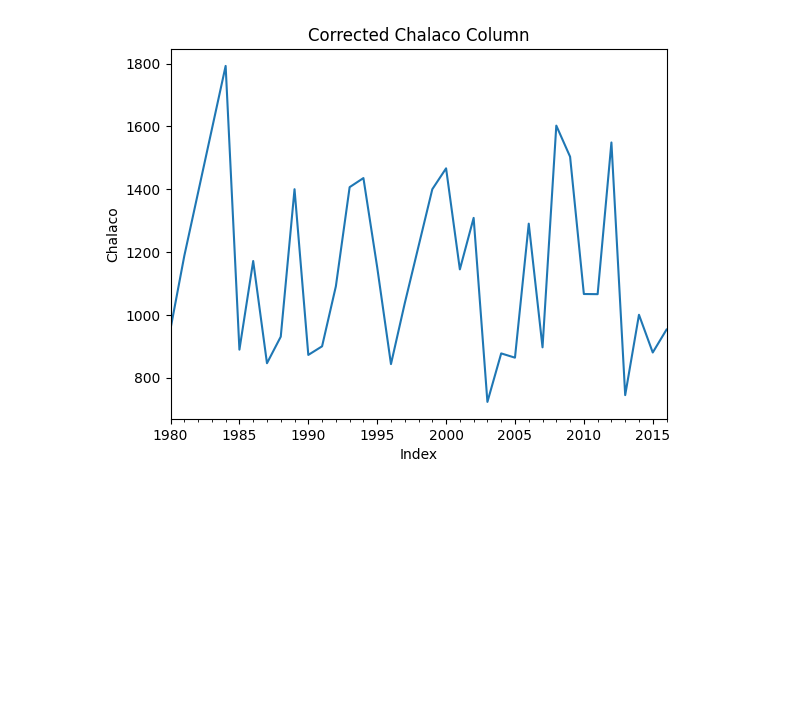
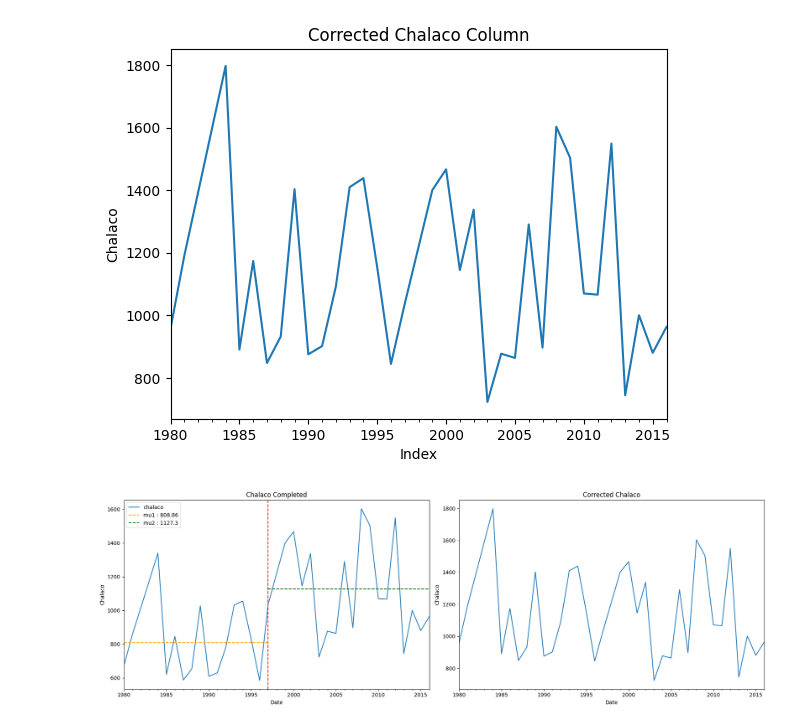
Before and after one commit to JoseZevallosR/piura_river, a Jupyter notebook: notebooks/Quality_control-Completada.ipynb, the cells around one changed output. Saved outputs shown, nothing was run; the diff lists cells and outputs as text; code cells hidden in the pictures; blank space fills up the shorter version.

Commit message:
mejorando los plots

```diff
--- a/notebooks/Quality_control-Completada.ipynb
+++ b/notebooks/Quality_control-Completada.ipynb
@@ -220,3 +220,38 @@ plt.title('Corrected Chalaco Column')
 plt.show()
 # %% [output]
 [figure]
+# %%
+# Create the subplots
+fig, (ax1, ax2) = plt.subplots(1, 2, figsize=(18, 6))
+
+# Plot the original 'chalaco' column
+df_year['chalaco'].plot(ax=ax1)
+
+# Define positions
+index_position_15 = df_year.index[15]
+mn = df_year.index[0]
+mx = df_year.index[-1]
+loc = df_year.index[15]
+
+# Add vertical and horizontal lines
+ax1.axvline(x=index_position_15, color='r', linestyle='--')
+ax1.hlines(mean_period_1, xmin=mn, xmax=loc, colors='orange', linestyles='--', lw=1.5, label='mu1 : ' + str(round(mean_period_1, 2)))
+ax1.hlines(mean_period_2, xmin=loc, xmax=mx, colors='green', linestyles='--', lw=1.5, label='mu2 : ' + str(round(mean_period_2, 2)))
+
+ax1.set_title('Chalaco Completed')
+ax1.set_xlabel('Date')
+ax1.set_ylabel('Chalaco')
+ax1.legend()
+
+# Plot the corrected 'chalaco' column
+df_corrected['chalaco'].plot(ax=ax2)
+ax2.set_xlabel('Date')
+ax2.set_ylabel('Chalaco')
+ax2.set_title('Corrected Chalaco')
+
+# Adjust layout and save the plot
+plt.tight_layout()
+plt.savefig('../data/results/plots/chalaco_combined.png', dpi=1200)
+plt.show()
+# %% [output]
+[figure, added]
```
Also changed, not shown: parts of 2 cells of this notebook, 2 other files.
